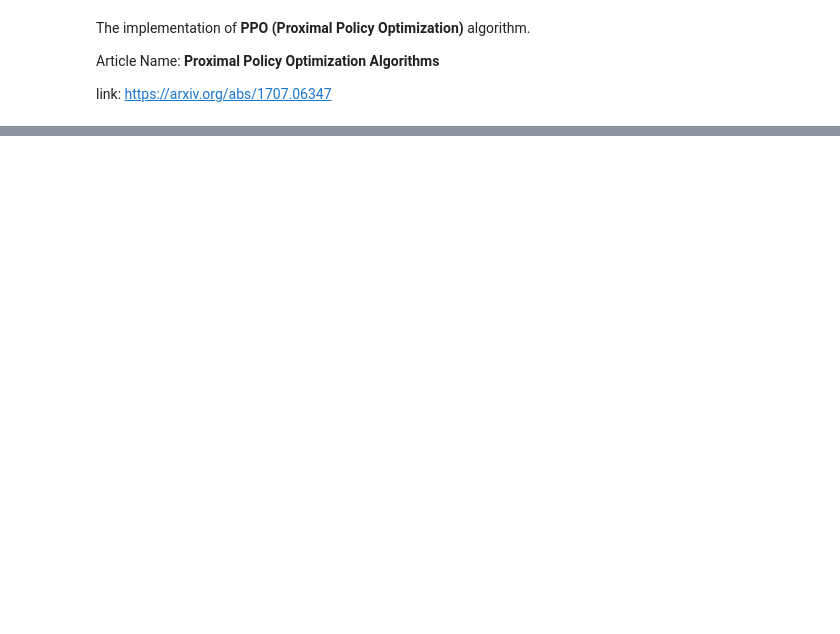
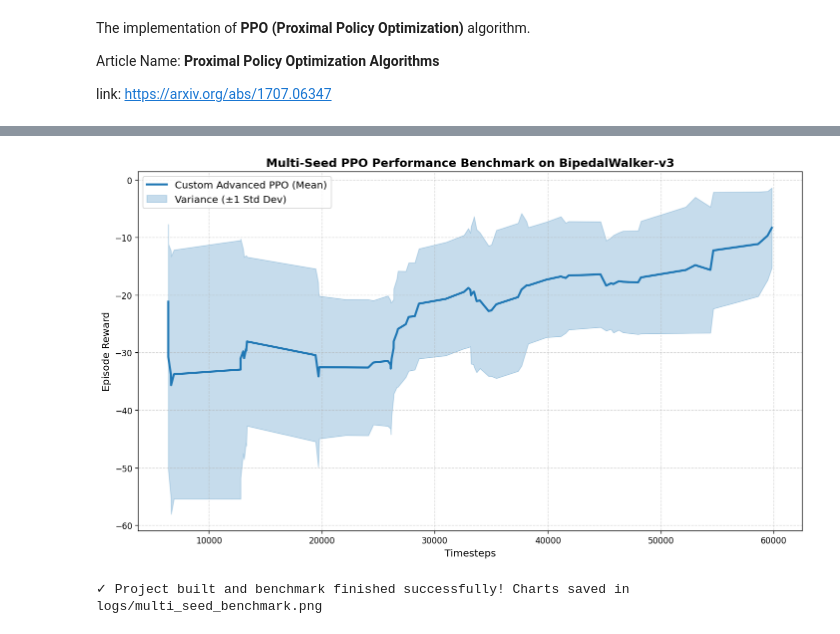
Before and after one commit to zahraamirinezhad/MARL-Implementations, a Jupyter notebook: PPO/PPO_algorithm.ipynb, the cells around one changed output, grey strips where cells are left out. Drawn from its saved outputs; the diff is of its cells as text; code cells hidden in the pictures; blank space fills up the shorter version.

```diff
--- a/PPO/PPO_algorithm.ipynb
+++ b/PPO/PPO_algorithm.ipynb
@@ -432,0 +618,32 @@ KeyboardInterrupt:
+# %%
+# 5. SCIENTIFIC PLOTTING (Shaded Error Bars)
+plt.figure(figsize=(12, 7), dpi=120)
+
+# Plot Mean
+plt.plot(common_steps, ppo_mean_smooth, label='Custom Advanced PPO (Mean)', color='#1f77b4', linewidth=2.5)
+
+# Plot Standard Deviation Envelope
+plt.fill_between(
+    common_steps,
+    ppo_mean_smooth - ppo_std_smooth,
+    ppo_mean_smooth + ppo_std_smooth,
+    color='#1f77b4',
+    alpha=0.25,
+    label='Variance (±1 Std Dev)'
+)
+
+plt.title(f'Multi-Seed PPO Performance Benchmark on {TEST_ENV}', fontsize=14, fontweight='bold')
+plt.xlabel('Timesteps', fontsize=12)
+plt.ylabel('Episode Reward', fontsize=12)
+plt.grid(True, linestyle='--', alpha=0.5)
+plt.legend(fontsize=12, loc='upper left')
+plt.tight_layout()
+
+# Save image for GitHub README
+plt.savefig('logs/multi_seed_benchmark.png')
+plt.show()
+
+print("\n✓ Project built and benchmark finished successfully! Charts saved in logs/multi_seed_benchmark.png")
+# %% [output]
+[figure, added]
+✓ Project built and benchmark finished successfully! Charts saved in logs/multi_seed_benchmark.png
```
Also changed, not shown: parts of 12 cells of this notebook, 32 other files.
